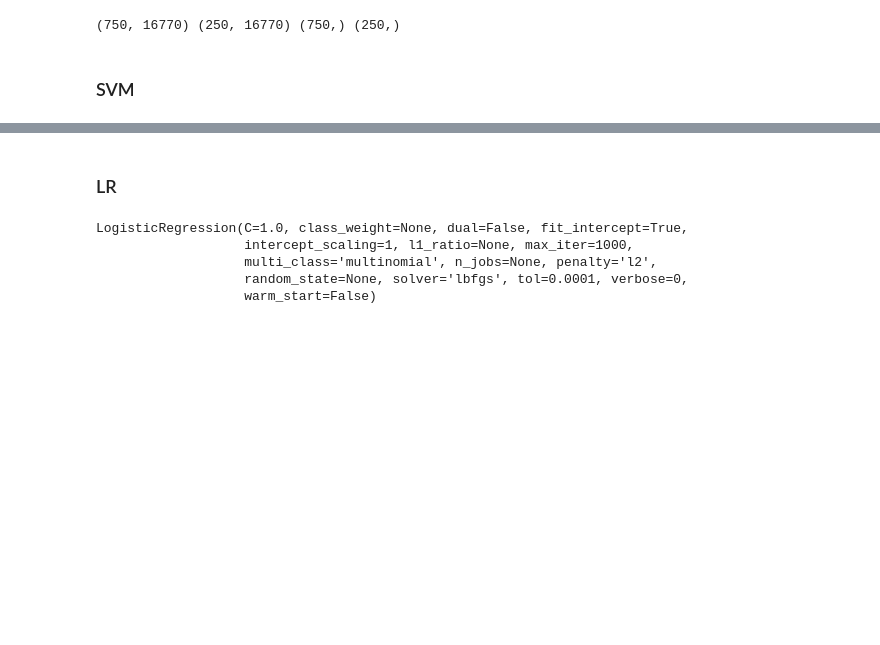
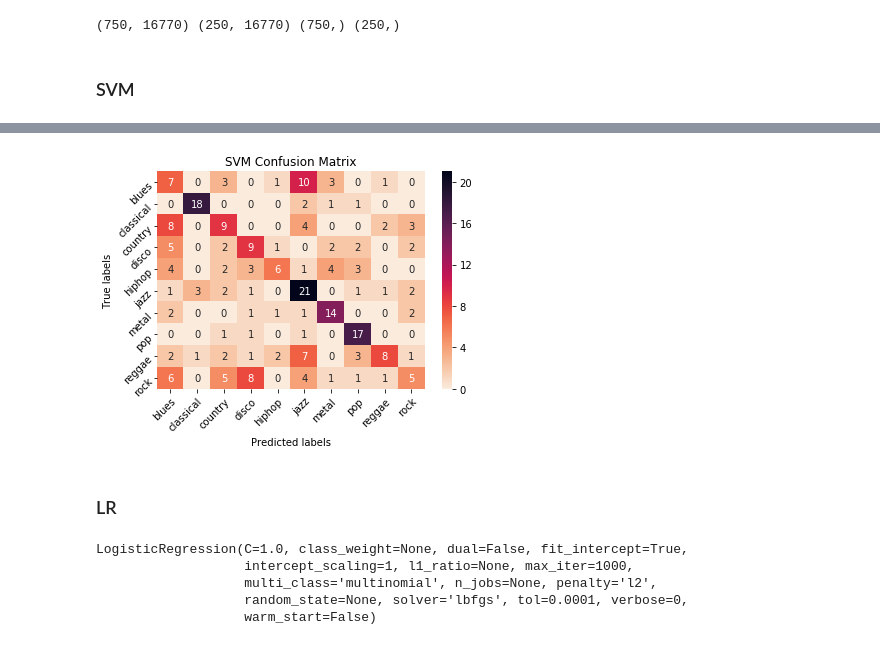
Before and after one commit to brendanyap/Genre-Classification, a Jupyter notebook: Brendan_Notebook.ipynb, the cells around one changed output, grey strips where cells are left out. Saved outputs shown, nothing was run; the diff lists cells and outputs as text; code cells hidden in the pictures; blank space fills up the shorter version.

Commit message:
Add confusion matrices for baseline models

```diff
--- a/Brendan_Notebook.ipynb
+++ b/Brendan_Notebook.ipynb
@@ -76,2 +102,2 @@ from sklearn.svm import SVC
 # %%
-svm_model = SVC(kernel = 'linear', C = 1).fit(X_train, y_train)
+params_grid = [{'kernel': ['linear'], 'C': [1, 10]}]
@@ -82,0 +104,3 @@ svm_accuracy
+# %%
+svm_model = GridSearchCV(SVC(), params_grid, iid = False, cv=3)
+svm_model.fit(X_train, y_train)
@@ -82,0 +118,9 @@ svm_accuracy
+# %%
+# View the accuracy score
+print('Best score for training data:', svm_model.best_score_,"\n")
+
+# View the best parameters for the model found using grid search
+print('Best C:',svm_model.best_estimator_.C,"\n")
+print('Best Kernel:',svm_model.best_estimator_.kernel,"\n")
+
+final_model = svm_model.best_estimator_
@@ -83,4 +139,2 @@ svm_accuracy
 # %%
-svm_predictions = svm_model.predict(X_test)
-svm_cm = confusion_matrix(y_test, svm_predictions)
-svm_cm
+svm_predictions = final_model.predict(X_test)
@@ -98,3 +160,7 @@ array([[ 8,  2,  0,  2,  0,  3,  3,  0,  1,  1],
+# %%
+plot_confusion_matrix(y_test, svm_predictions, 'SVM')
+# %% [output]
+[figure, added]
 # %% [markdown]
 ### LR
 # %%
```
Also changed, not shown: parts of 23 cells of this notebook.
